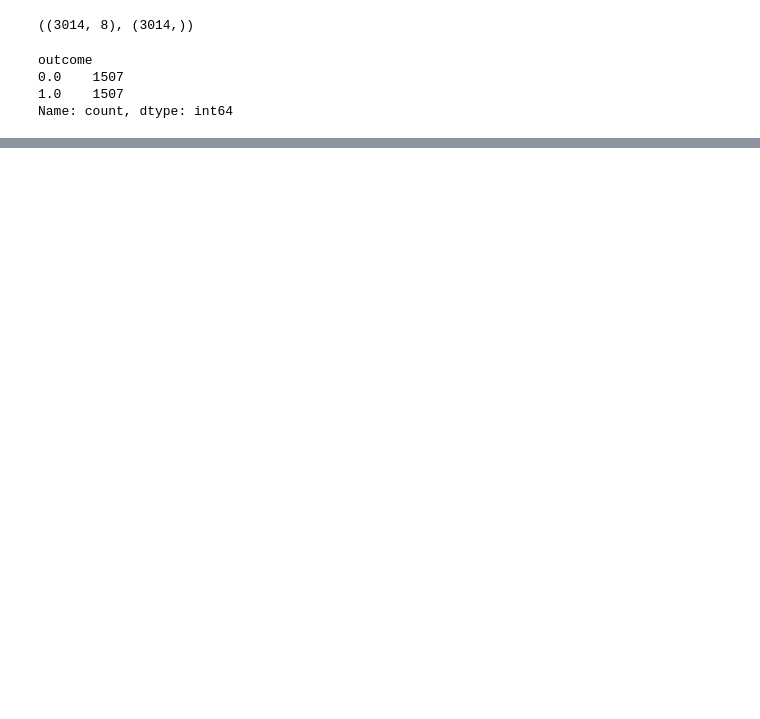
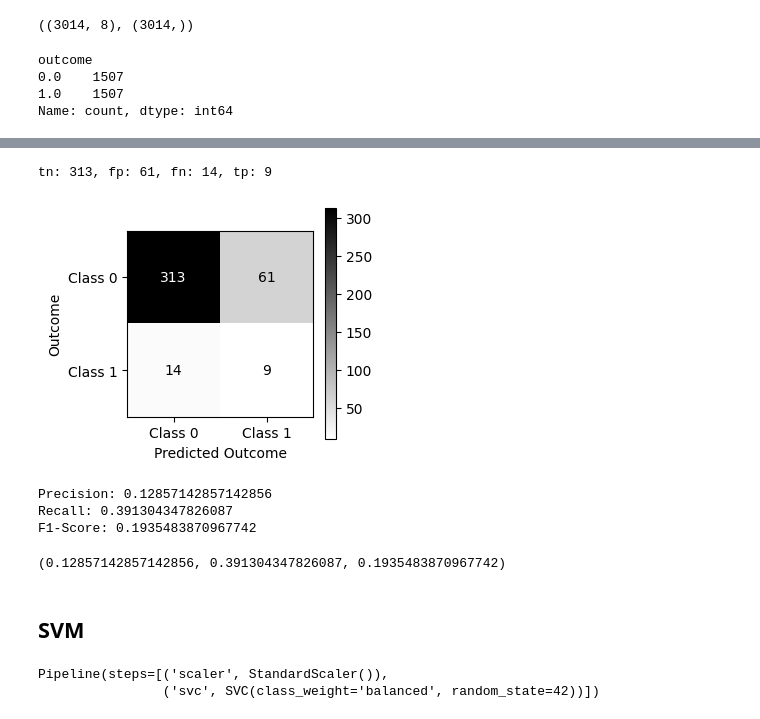
Before and after one commit to yo02741/learning-ai, a Jupyter notebook: 資料回歸與數據科學/facebook-recruiting-iv-human-or-bot/5112050010.ipynb, the cells around one changed output, grey strips where cells are left out. Drawn from its saved outputs; the diff is of its cells as text; code cells hidden in the pictures; blank space fills up the shorter version.

```diff
--- a/資料回歸與數據科學/facebook-recruiting-iv-human-or-bot/5112050010.ipynb
+++ b/資料回歸與數據科學/facebook-recruiting-iv-human-or-bot/5112050010.ipynb
@@ -437,9 +366,3 @@ outcome
 0.0    1507
 1.0    1507
 Name: count, dtype: int64
-# %%
-log_reg_smote = LogisticRegression(max_iter=1000)
-
-log_reg_smote.fit(x_train_smote, y_train_smote)
-
-log_reg_smote.score(x_train_smote, y_train_smote), log_reg_smote.score(x_test, y_test)
@@ -447,0 +402,28 @@ log_reg_smote.score(x_train_smote, y_train_smote), log_reg_smote.score(x_test, y
+# %%
+import matplotlib.pyplot as plt
+from sklearn.metrics import confusion_matrix, ConfusionMatrixDisplay, precision_score, recall_score, f1_score
+
+def evaluate_model(y_test, y_pred, class_labels=["Class 0", "Class 1"], plot=True):
+    cm = confusion_matrix(y_test, y_pred)
+    tn, fp, fn, tp = cm.ravel()
+
+    if plot:
+        print(f"tn: {tn}, fp: {fp}, fn: {fn}, tp: {tp}")
+
+        disp = ConfusionMatrixDisplay(confusion_matrix=cm, display_labels=class_labels)
+        fig, ax = plt.subplots(figsize=(3, 3))
+        disp.plot(cmap="binary", ax=ax)
+        plt.ylabel('Outcome')
+        plt.xlabel('Predicted Outcome')
+        plt.show()
+
+    precision = precision_score(y_test, y_pred)
+    recall = recall_score(y_test, y_pred)
+    f1 = f1_score(y_test, y_pred)
+
+    if plot:
+        print(f"Precision: {precision}")
+        print(f"Recall: {recall}")
+        print(f"F1-Score: {f1}")
+
+    return precision, recall, f1
@@ -456,0 +488,11 @@ F1-Score: 0.2
+# %%
+evaluate_model(y_test, lr_cw_smote_pipeline.predict(x_test))
+# %% [output]
+tn: 313, fp: 61, fn: 14, tp: 9
+[figure, added]
+Precision: 0.12857142857142856
+Recall: 0.391304347826087
+F1-Score: 0.1935483870967742
+(0.12857142857142856, 0.391304347826087, 0.1935483870967742)
+# %% [markdown]
+## SVM
@@ -456,0 +501,15 @@ F1-Score: 0.2
+# %%
+svc_rbf_cw_pipeline = Pipeline([
+  ("scaler", StandardScaler()),
+  ("svc", SVC(
+      kernel="rbf",
+      class_weight="balanced",
+      random_state=42
+    )
+  )
+])
+
+svc_rbf_cw_pipeline.fit(x_train, y_train)
+# %% [output]
+Pipeline(steps=[('scaler', StandardScaler()),
+                ('svc', SVC(class_weight='balanced', random_state=42))])
```
Also changed, not shown: parts of 56 cells of this notebook.
